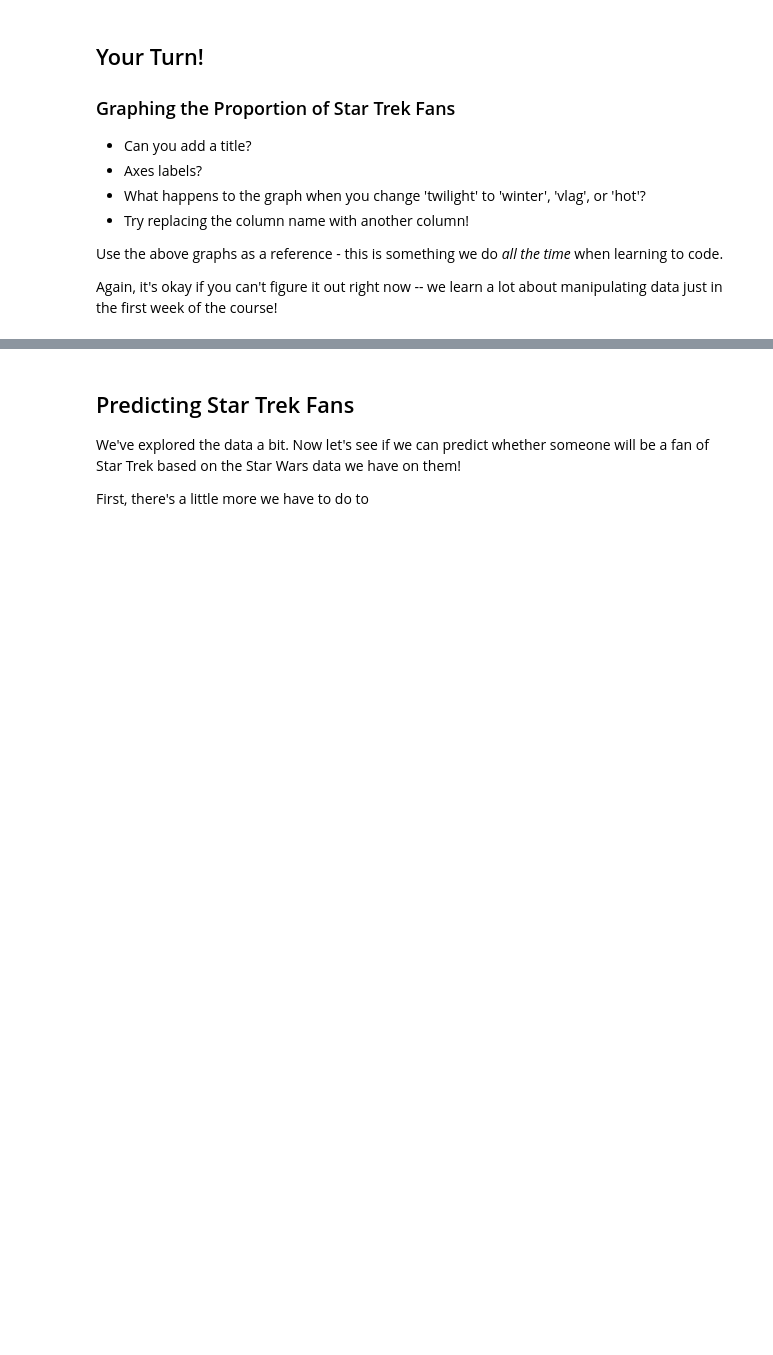
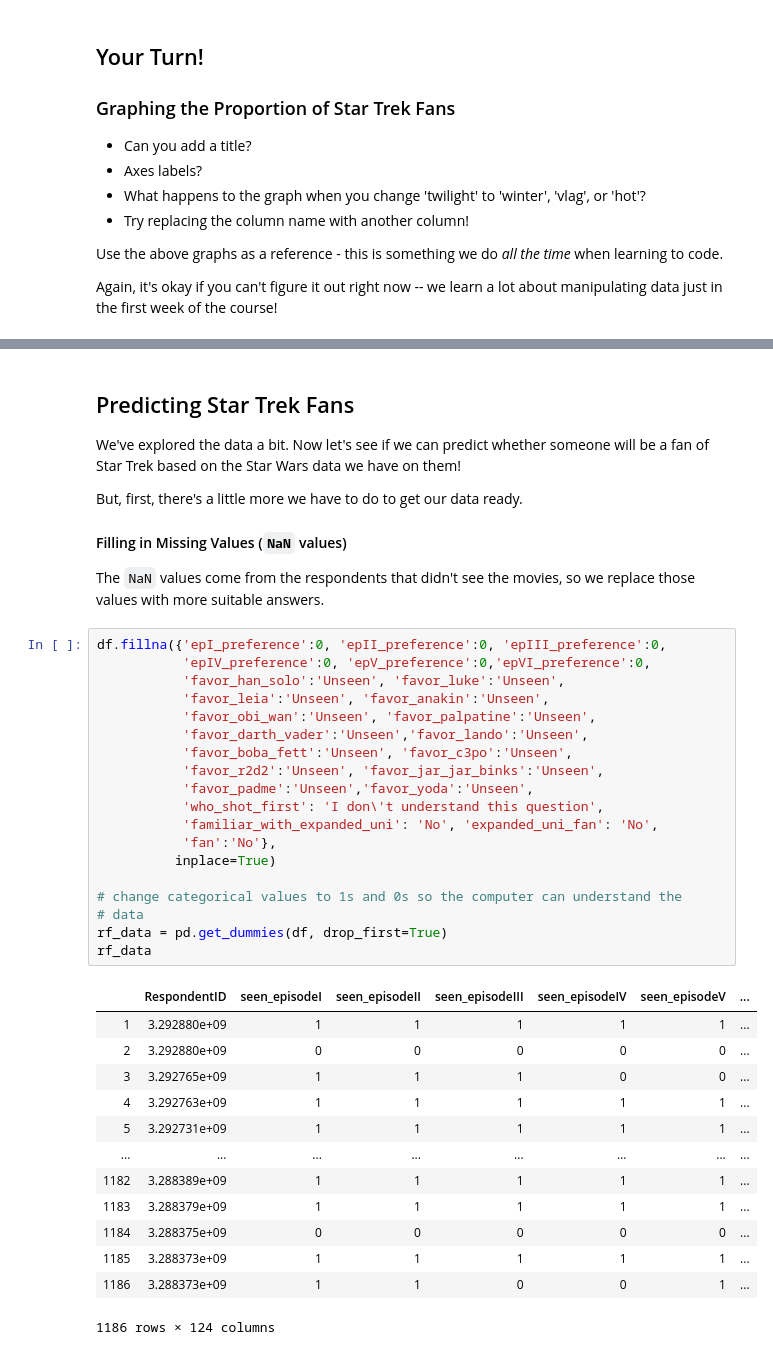
Before and after one commit to h-parker/ds-101-demo, a Jupyter notebook: starwars_exploration.ipynb, the cells around one changed output, grey strips where cells are left out. Drawn from its saved outputs; the diff is of its cells as text; blank space fills up the shorter version.

```diff
--- a/starwars_exploration.ipynb
+++ b/starwars_exploration.ipynb
@@ -264,7 +249,44 @@ sns.barplot(x = df.startrek_fan.value_counts().index,
 We've explored the data a bit. Now let's see if we can predict whether someone
 will be a fan of Star Trek based on the Star Wars data we have on them!
 
-First, there's a little more we have to do to
+But, first, there's a little more we have to do to get our data ready.
+
+#### Filling in Missing Values (`NaN` values)
+The `NaN` values come from the respondents that didn't see the movies, so we
+replace those values with more suitable answers.
+# %%
+df.fillna({'epI_preference':0, 'epII_preference':0, 'epIII_preference':0,
+           'epIV_preference':0, 'epV_preference':0,'epVI_preference':0,
+           'favor_han_solo':'Unseen', 'favor_luke':'Unseen',
+           'favor_leia':'Unseen', 'favor_anakin':'Unseen',
+           'favor_obi_wan':'Unseen', 'favor_palpatine':'Unseen',
+           'favor_darth_vader':'Unseen','favor_lando':'Unseen',
+           'favor_boba_fett':'Unseen', 'favor_c3po':'Unseen',
+           'favor_r2d2':'Unseen', 'favor_jar_jar_binks':'Unseen',
+           'favor_padme':'Unseen','favor_yoda':'Unseen',
+           'who_shot_first': 'I don\'t understand this question',
+           'familiar_with_expanded_uni': 'No', 'expanded_uni_fan': 'No',
+           'fan':'No'},
+          inplace=True)
+
+# change categorical values to 1s and 0s so the computer can understand the
+# data
+rf_data = pd.get_dummies(df, drop_first=True)
+rf_data
+# %% [output]
+|  | RespondentID | seen_episodeI | seen_episodeII | seen_episodeIII | seen_episodeIV | seen_episodeV | ... |
+| 1 | 3.292880e+09 | 1 | 1 | 1 | 1 | 1 | ... |
+| 2 | 3.292880e+09 | 0 | 0 | 0 | 0 | 0 | ... |
+| 3 | 3.292765e+09 | 1 | 1 | 1 | 0 | 0 | ... |
+| 4 | 3.292763e+09 | 1 | 1 | 1 | 1 | 1 | ... |
+| 5 | 3.292731e+09 | 1 | 1 | 1 | 1 | 1 | ... |
+| ... | ... | ... | ... | ... | ... | ... | ... |
+| 1182 | 3.288389e+09 | 1 | 1 | 1 | 1 | 1 | ... |
+| 1183 | 3.288379e+09 | 1 | 1 | 1 | 1 | 1 | ... |
+| 1184 | 3.288375e+09 | 0 | 0 | 0 | 0 | 0 | ... |
+| 1185 | 3.288373e+09 | 1 | 1 | 1 | 1 | 1 | ... |
+| 1186 | 3.288373e+09 | 1 | 1 | 0 | 0 | 1 | ... |
+1186 rows × 124 columns
 # %%
 # split up the data so that the model only sees part of it - that way we can test
 # our model on unseen data
```
Also changed, not shown: parts of 10 cells of this notebook.
